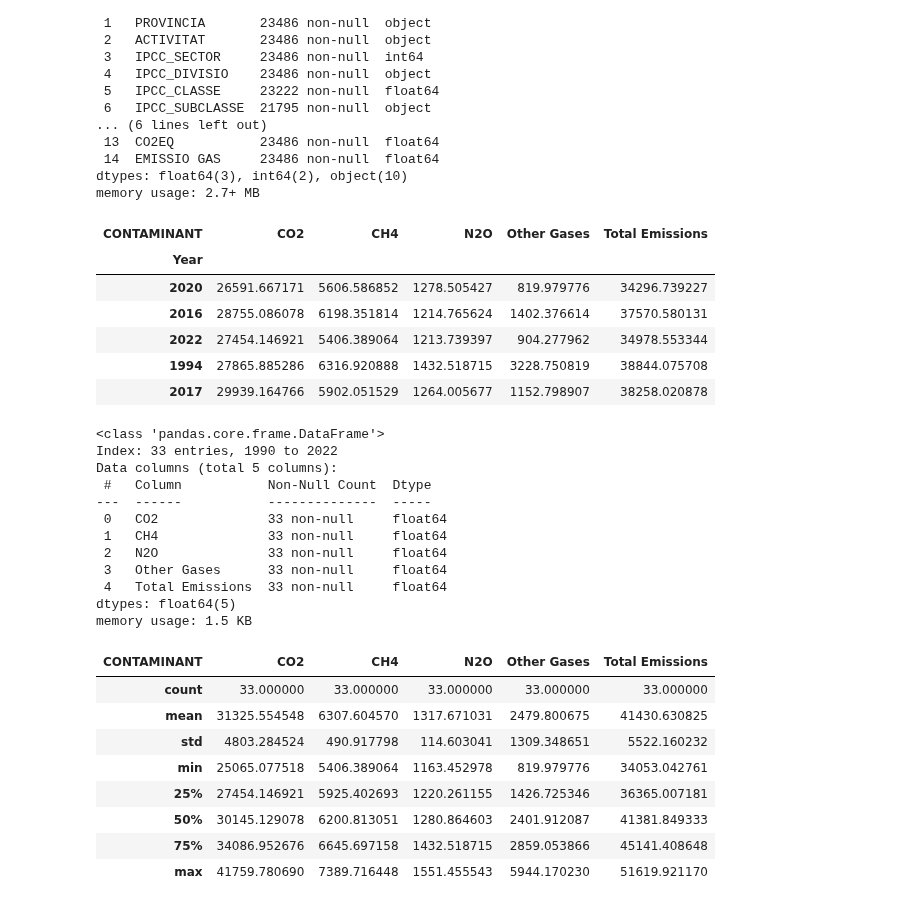
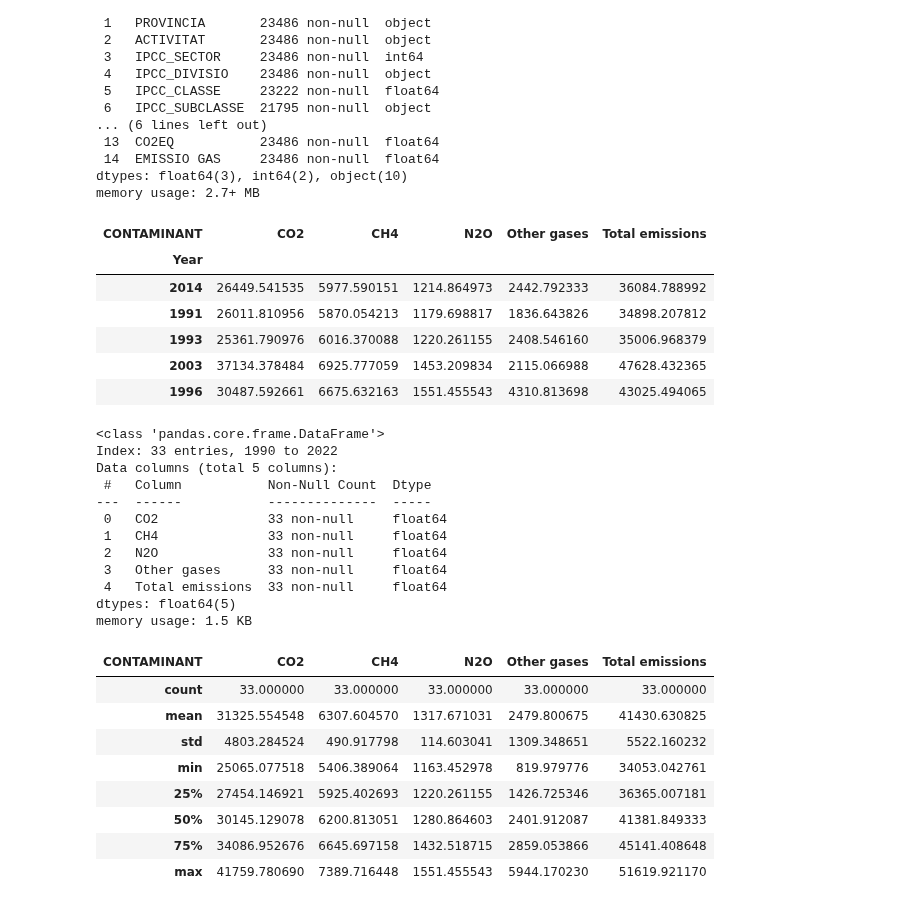
Before and after one commit to leocareer/DA_specialization, a Jupyter notebook: Sprint_10/S10_EDA.ipynb, the cells around one changed output. Cells and saved outputs as stored; diff of their text form; code cells hidden in the pictures.

```diff
--- a/Sprint_10/S10_EDA.ipynb
+++ b/Sprint_10/S10_EDA.ipynb
@@ -40,20 +42,20 @@ memory usage: 2.7+ MB
 # %%
 df_emissions = df_emissions_raw.groupby(['ANY', 'CONTAMINANT'])['CO2EQ'].sum().unstack()
 
-df_emissions['Other Gases'] = df_emissions.drop(columns=['CO2', 'CH4', 'N2O'], errors='raise').sum(axis=1)
-df_emissions['Total Emissions'] = df_emissions[['CO2', 'CH4', 'N2O', 'Other Gases']].sum(axis=1)
-df_emissions = df_emissions[['CO2', 'CH4', 'N2O', 'Other Gases', 'Total Emissions']]
+df_emissions['Other gases'] = df_emissions.drop(columns=['CO2', 'CH4', 'N2O'], errors='raise').sum(axis=1)
+df_emissions['Total emissions'] = df_emissions[['CO2', 'CH4', 'N2O', 'Other gases']].sum(axis=1)
+df_emissions = df_emissions[['CO2', 'CH4', 'N2O', 'Other gases', 'Total emissions']]
 df_emissions.index.name = 'Year'
 
 df_emissions.sample(5)
 # %% [output]
-| CONTAMINANT | CO2 | CH4 | N2O | Other Gases | Total Emissions |
+| CONTAMINANT | CO2 | CH4 | N2O | Other gases | Total emissions |
 | Year |  |  |  |  |  |
-| 2020 | 26591.667171 | 5606.586852 | 1278.505427 | 819.979776 | 34296.739227 |
-| 2016 | 28755.086078 | 6198.351814 | 1214.765624 | 1402.376614 | 37570.580131 |
-| 2022 | 27454.146921 | 5406.389064 | 1213.739397 | 904.277962 | 34978.553344 |
-| 1994 | 27865.885286 | 6316.920888 | 1432.518715 | 3228.750819 | 38844.075708 |
-| 2017 | 29939.164766 | 5902.051529 | 1264.005677 | 1152.798907 | 38258.020878 |
+| 2014 | 26449.541535 | 5977.590151 | 1214.864973 | 2442.792333 | 36084.788992 |
+| 1991 | 26011.810956 | 5870.054213 | 1179.698817 | 1836.643826 | 34898.207812 |
+| 1993 | 25361.790976 | 6016.370088 | 1220.261155 | 2408.546160 | 35006.968379 |
+| 2003 | 37134.378484 | 6925.777059 | 1453.209834 | 2115.066988 | 47628.432365 |
+| 1996 | 30487.592661 | 6675.632163 | 1551.455543 | 4310.813698 | 43025.494065 |
 # %%
 df_emissions.info()
 # %% [output]
@@ -65,14 +67,14 @@ Data columns (total 5 columns):
  0   CO2              33 non-null     float64
  1   CH4              33 non-null     float64
  2   N2O              33 non-null     float64
- 3   Other Gases      33 non-null     float64
- 4   Total Emissions  33 non-null     float64
+ 3   Other gases      33 non-null     float64
+ 4   Total emissions  33 non-null     float64
 dtypes: float64(5)
 memory usage: 1.5 KB
 # %%
 df_emissions.describe()
 # %% [output]
-| CONTAMINANT | CO2 | CH4 | N2O | Other Gases | Total Emissions |
+| CONTAMINANT | CO2 | CH4 | N2O | Other gases | Total emissions |
 | count | 33.000000 | 33.000000 | 33.000000 | 33.000000 | 33.000000 |
 | mean | 31325.554548 | 6307.604570 | 1317.671031 | 2479.800675 | 41430.630825 |
 | std | 4803.284524 | 490.917798 | 114.603041 | 1309.348651 | 5522.160232 |
```
Also changed, not shown: parts of 33 cells of this notebook.
